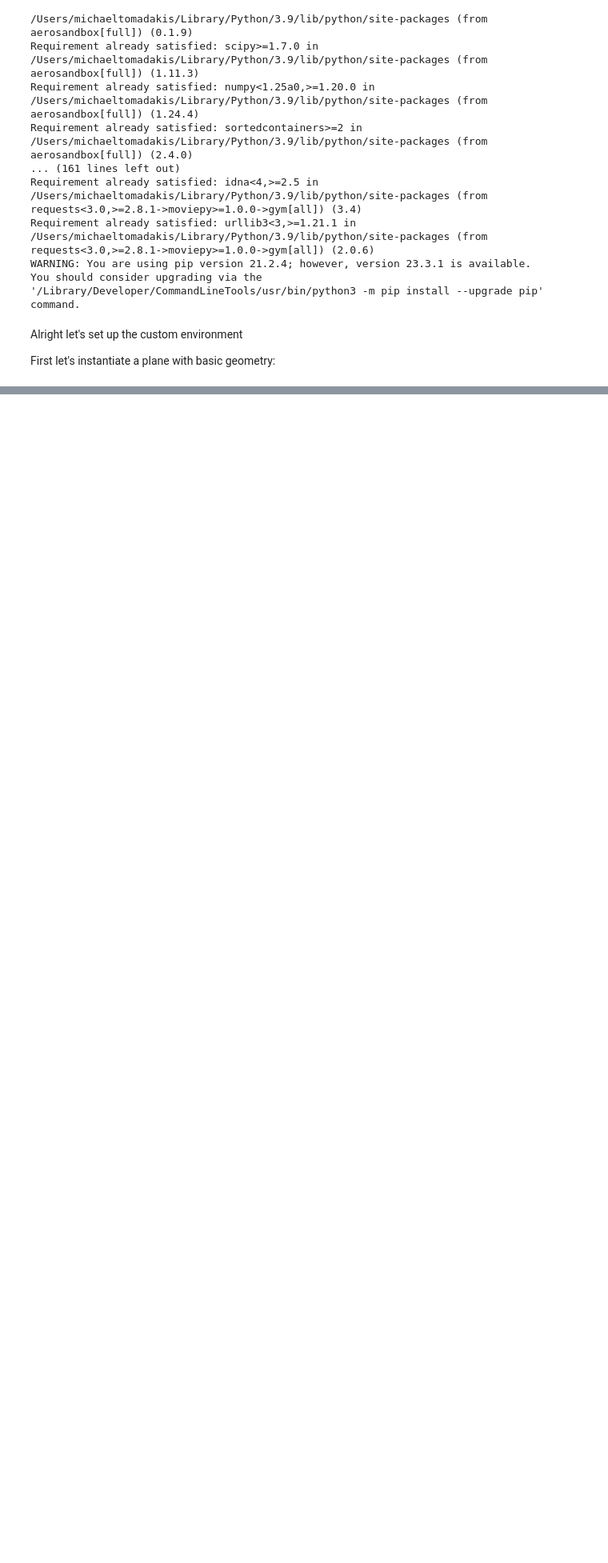
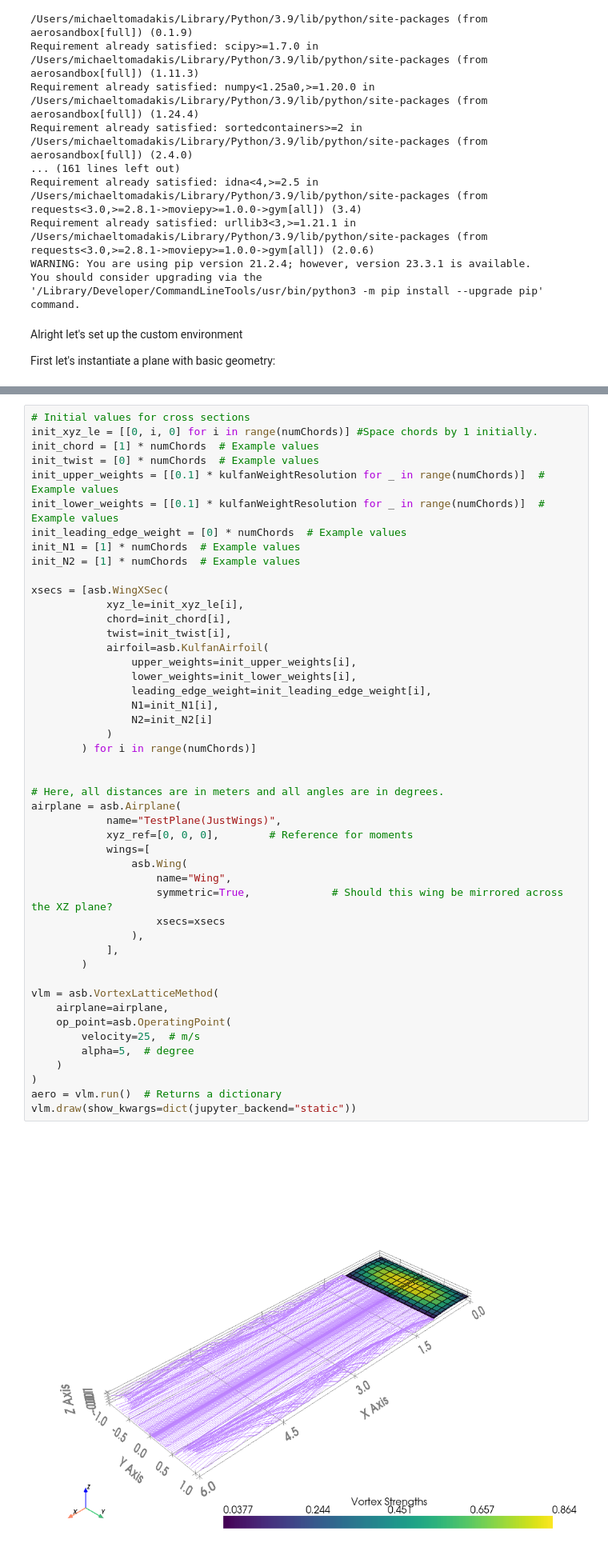
Before and after one commit to Skunkmeister/DSP-F23, a Jupyter notebook: MichaelTutorialCopy/attemptingPPOWithBaseline.ipynb, the cells around one changed output, grey strips where cells are left out. Shown: that part at 80% size. Cells and saved outputs as stored; diff of their text form; blank space fills up the shorter version.

Commit message:
Initial airplane visual and more

```diff
--- a/MichaelTutorialCopy/attemptingPPOWithBaseline.ipynb
+++ b/MichaelTutorialCopy/attemptingPPOWithBaseline.ipynb
@@ -122,3 +59,52 @@ print(high)
 [ 1.  1.  1.  1.  1. 10. 10. 10. 10. 10. 10.  3.  3.  3.  3.  3.  3. 10.
  10.  5.  1.  1.  1.  1.  1. 10. 10. 10. 10. 10. 10.  3.  3.  3.  3.  3.
   3. 10. 10.  5.]
+# %%
+# Initial values for cross sections
+init_xyz_le = [[0, i, 0] for i in range(numChords)] #Space chords by 1 initially.
+init_chord = [1] * numChords  # Example values
+init_twist = [0] * numChords  # Example values
+init_upper_weights = [[0.1] * kulfanWeightResolution for _ in range(numChords)]  # Example values
+init_lower_weights = [[0.1] * kulfanWeightResolution for _ in range(numChords)]  # Example values
+init_leading_edge_weight = [0] * numChords  # Example values
+init_N1 = [1] * numChords  # Example values
+init_N2 = [1] * numChords  # Example values
+
+xsecs = [asb.WingXSec(
+			xyz_le=init_xyz_le[i],
+			chord=init_chord[i],
+			twist=init_twist[i],
+			airfoil=asb.KulfanAirfoil(
+				upper_weights=init_upper_weights[i],
+				lower_weights=init_lower_weights[i],
+				leading_edge_weight=init_leading_edge_weight[i],
+				N1=init_N1[i],
+				N2=init_N2[i]
+			)
+		) for i in range(numChords)]
+
+
+# Here, all distances are in meters and all angles are in degrees.
+airplane = asb.Airplane(
+			name="TestPlane(JustWings)",
+			xyz_ref=[0, 0, 0],        # Reference for moments
+			wings=[
+				asb.Wing(
+					name="Wing",
+					symmetric=True,             # Should this wing be mirrored across the XZ plane?
+					xsecs=xsecs
+				),
+			],
+		)
+
+vlm = asb.VortexLatticeMethod(
+    airplane=airplane,
+    op_point=asb.OperatingPoint(
+        velocity=25,  # m/s
+        alpha=5,  # degree
+    )
+)
+aero = vlm.run()  # Returns a dictionary
+vlm.draw(show_kwargs=dict(jupyter_backend="static"))
+# %% [output]
+[figure, added]
```
Also changed, not shown: parts of 7 cells of this notebook.
